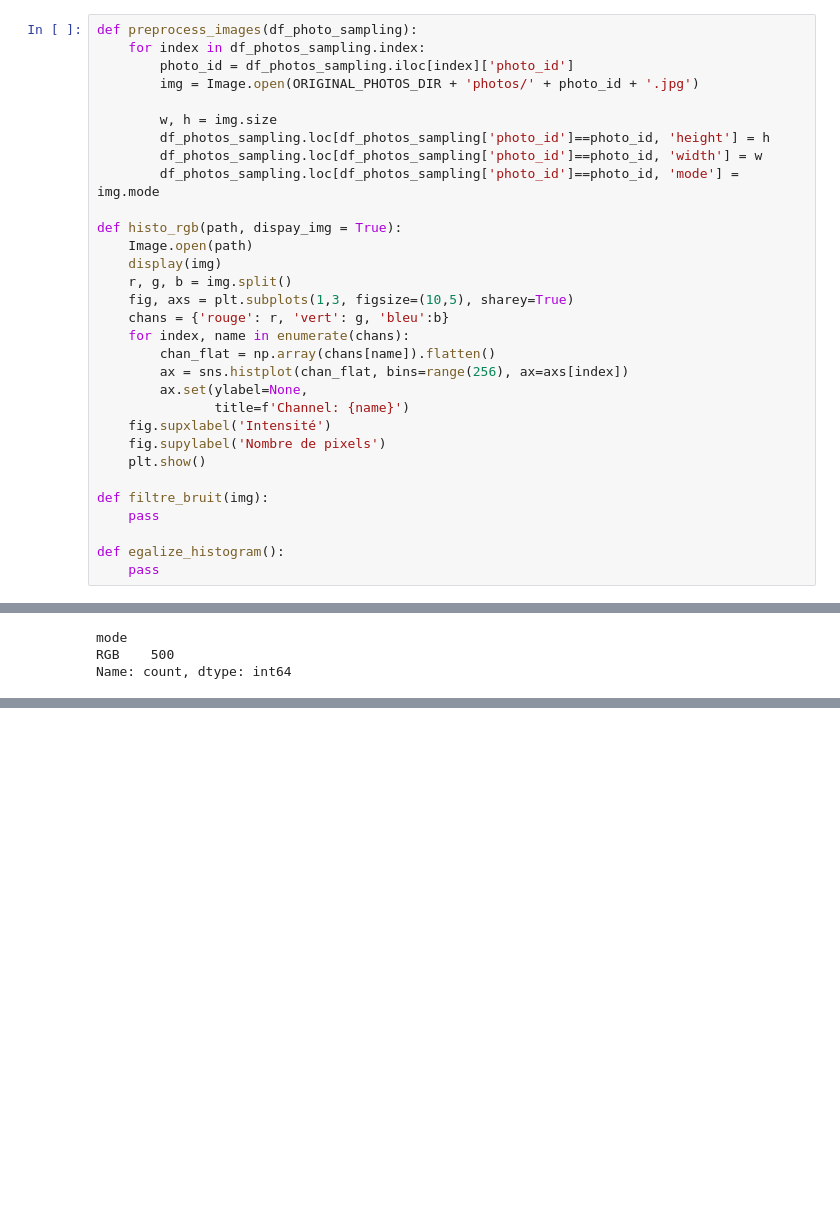
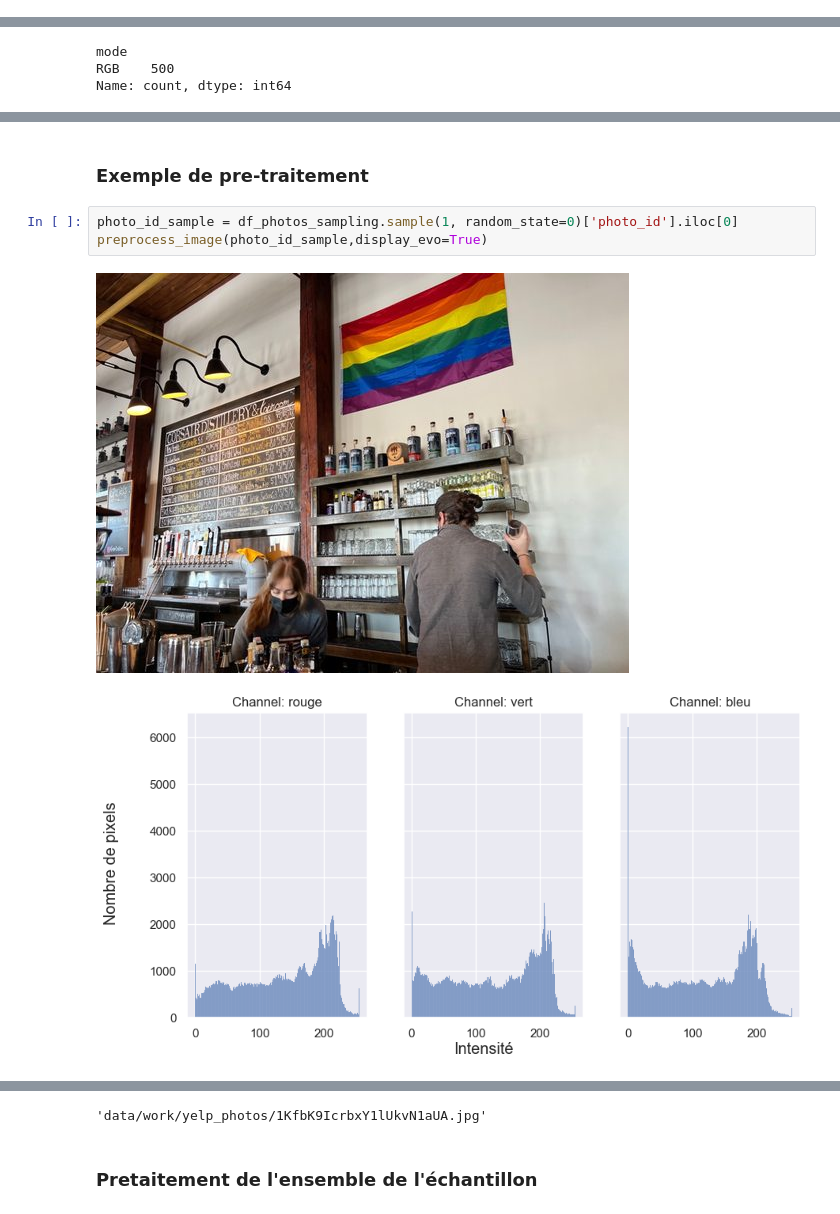
Before and after one commit to CODEheures/oc-ingenieur-ia, a Jupyter notebook: p6/projet/avis_restau.ipynb, the cells around one changed output, grey strips where cells are left out. Saved outputs shown, nothing was run; the diff lists cells and outputs as text; blank space fills up the shorter version.

```diff
--- a/p6/projet/avis_restau.ipynb
+++ b/p6/projet/avis_restau.ipynb
@@ -819,31 +826,0 @@ df_photos_sampling = pd.DataFrame({'photo_id': photo_ids, 'width': np.zeros(len(
-# %%
-def preprocess_images(df_photo_sampling):
-    for index in df_photos_sampling.index:
-        photo_id = df_photos_sampling.iloc[index]['photo_id']
-        img = Image.open(ORIGINAL_PHOTOS_DIR + 'photos/' + photo_id + '.jpg')
-
-        w, h = img.size
-        df_photos_sampling.loc[df_photos_sampling['photo_id']==photo_id, 'height'] = h
-        df_photos_sampling.loc[df_photos_sampling['photo_id']==photo_id, 'width'] = w
-        df_photos_sampling.loc[df_photos_sampling['photo_id']==photo_id, 'mode'] = img.mode
-
-def histo_rgb(path, dispay_img = True):
-    Image.open(path)
-    display(img)
-    r, g, b = img.split()
-    fig, axs = plt.subplots(1,3, figsize=(10,5), sharey=True)
-    chans = {'rouge': r, 'vert': g, 'bleu':b}
-    for index, name in enumerate(chans):
-        chan_flat = np.array(chans[name]).flatten()
-        ax = sns.histplot(chan_flat, bins=range(256), ax=axs[index])
-        ax.set(ylabel=None,
-               title=f'Channel: {name}')
-    fig.supxlabel('Intensité')
-    fig.supylabel('Nombre de pixels')
-    plt.show()
-
-def filtre_bruit(img):
-    pass
-
-def egalize_histogram():
-    pass
@@ -883,0 +936,8 @@ Name: count, dtype: int64
+# %% [markdown]
+### Exemple de pre-traitement
+# %%
+photo_id_sample = df_photos_sampling.sample(1, random_state=0)['photo_id'].iloc[0]
+preprocess_image(photo_id_sample,display_evo=True)
+# %% [output]
+[figure, added]
+[figure, added]
@@ -883,0 +946,3 @@ Name: count, dtype: int64
+'data/work/yelp_photos/1KfbK9IcrbxY1lUkvN1aUA.jpg'
+# %% [markdown]
+### Pretaitement de l'ensemble de l'échantillon
```
Also changed, not shown: parts of 13 cells of this notebook.
